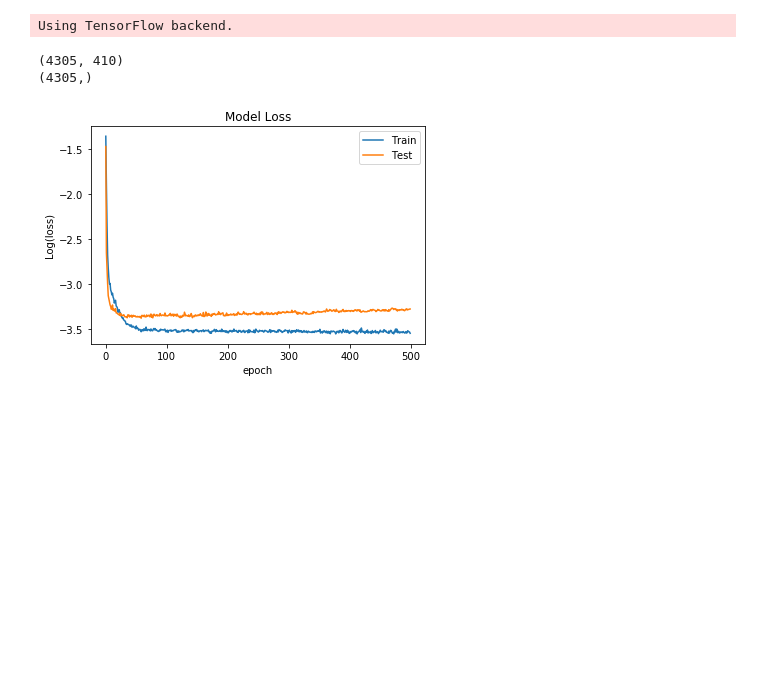
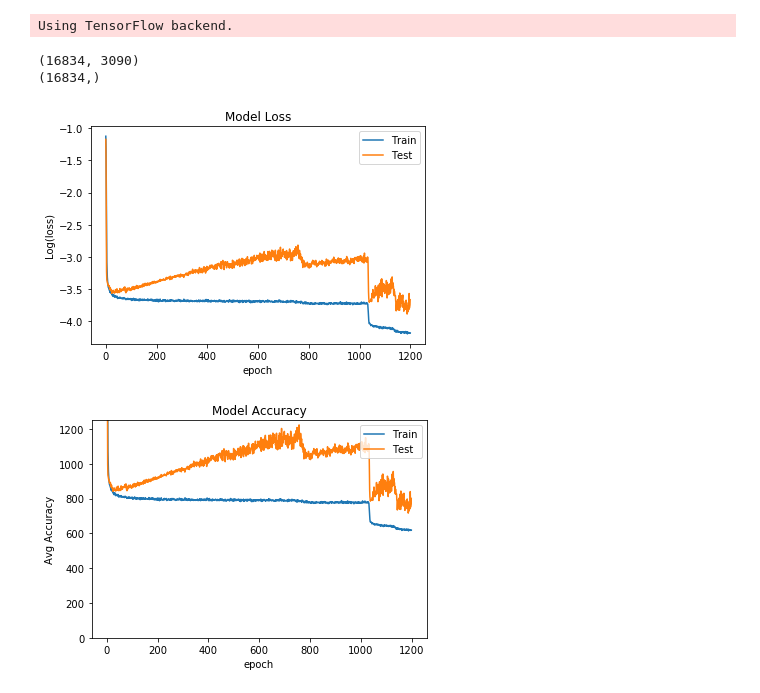
Before and after one commit to sshh12/OverwatchML, a Jupyter notebook: OverwatchPredictSR.ipynb, the cells around one changed output. Drawn from its saved outputs; the diff is of its cells as text; code cells hidden in the pictures; blank space fills up the shorter version.

```diff
--- a/OverwatchPredictSR.ipynb
+++ b/OverwatchPredictSR.ipynb
@@ -44,7 +44,11 @@ def generate_players():
 
     for filename in os.listdir('profiles'):
 
-        yield Player.from_file(os.path.join('profiles', filename))
+        player = Player.from_file(os.path.join('profiles', filename))
+
+        if 'error' not in player.json:
+
+            yield player
 
 def load_data(get_vector):
 
@@ -240,24 +257,36 @@ def view(history):
     plt.xlabel('epoch')
     plt.legend(['Train', 'Test'], loc='upper right')
     plt.show()
+
+    plt.plot(np.sqrt(history.history['loss']) * 5000)
+    plt.plot(np.sqrt(history.history['val_loss']) * 5000)
+    plt.title('Model Accuracy')
+    plt.ylabel('Avg Accuracy')
+    plt.xlabel('epoch')
+    plt.ylim([0, 1250])
+    plt.legend(['Train', 'Test'], loc='upper right')
+    plt.show()
 # %%
-# Model 4
+# Run
 
-get_vector = lambda player, region : get_vector_herostats(player, region, stat_keys=general_hero_stats)
+#get_vector = lambda player, region : get_vector_herostats(player, region, stat_keys=general_hero_stats)
+get_vector = lambda player, region : get_vector_herostats(player, region)
 
 X, y, scaler_X = scale_data2(*load_data(get_vector))
 
-model = get_model4()
+#model = get_model4()
+model = get_model3()
 
-history = train_model(model, X, y, epochs=500, batch_size=100, validation_split=.10)
+history = train_model(model, X, y, epochs=1200, batch_size=512, validation_split=.10)
 
-model.save(os.path.join('models', 'overwatch-sr-4.h5'))
+model.save(os.path.join('models', 'overwatch-sr-3.h5'))
 
 view(history)
 # %% [output]
-(4305, 410)
-(4305,)
+(16834, 3090)
+(16834,)
-[figure, old version]
+[figure, new version]
+[figure, added]
 # %%
 
 with open('test_names.txt', 'r') as test:
```
Also changed, not shown: parts of 2 cells of this notebook, 1 other file.
